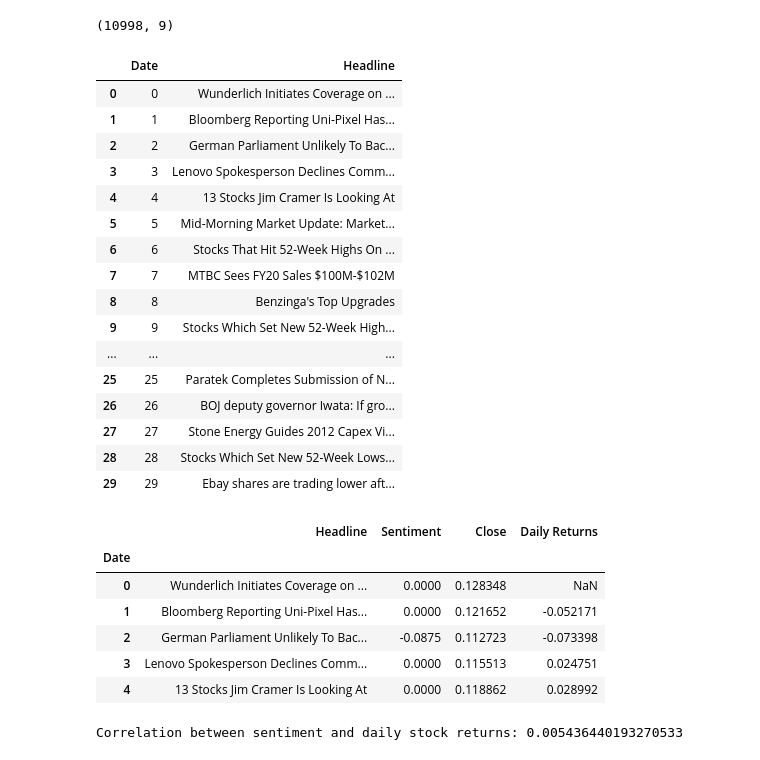
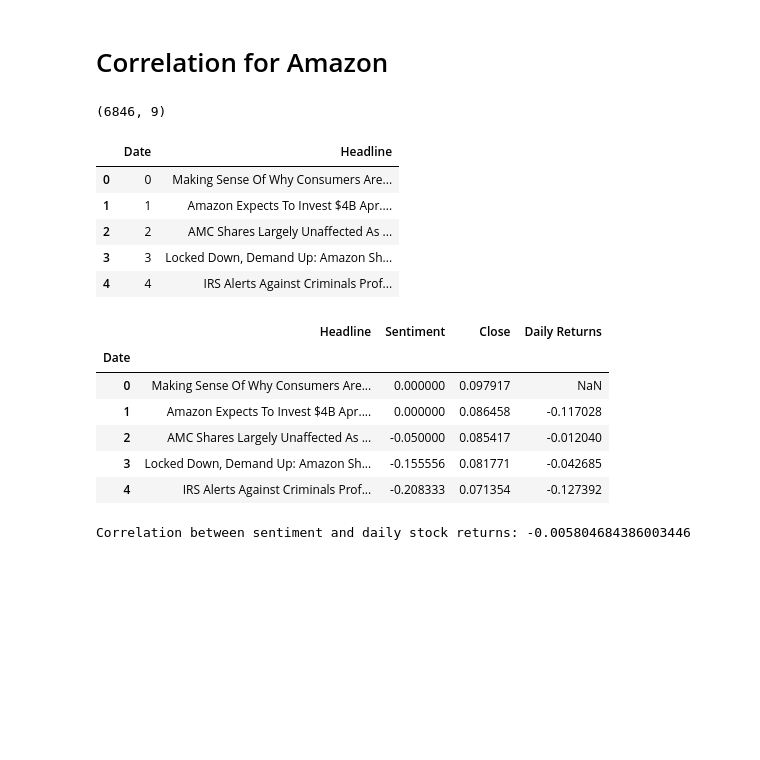
Before and after one commit to SosiSis/Nova-Financial-Solution, a Jupyter notebook: notebooks/correlational_analysis.ipynb, the cells around one changed output. Cells and saved outputs as stored; diff of their text form; code cells hidden in the pictures; blank space fills up the shorter version.

Commit message:
doing correlation and sentiment analysis for amazon and other stocks

```diff
--- a/notebooks/correlational_analysis.ipynb
+++ b/notebooks/correlational_analysis.ipynb
@@ -29,8 +29,16 @@ df.head()
 | 2 | 71 Biggest Movers From Friday | https://www.benzinga.com/news/20/... | Lisa Levin | 2020-05-26 04:30:07-04:00 | A |
 | 3 | 46 Stocks Moving In Friday's Mid-... | https://www.benzinga.com/news/20/... | Lisa Levin | 2020-05-22 12:45:06-04:00 | A |
 | 4 | B of A Securities Maintains Neutr... | https://www.benzinga.com/news/20/... | Vick Meyer | 2020-05-22 11:38:59-04:00 | A |
+# %% [markdown]
+# Correlation for Amazon
+# %%
+df['stock'].unique()
+grouped = df.groupby('stock')
+
+# Access the group for AMZN
+amzn_group = grouped.get_group('AMZN')
 # %%
-all_data_path = '../data/yfinance_data/AAPL_historical_data.csv'
+all_data_path = '../data/yfinance_data/AMZN_historical_data.csv'
 df2 = data_loader.read_csv_file(all_data_path)
 df2 = df2.get("data")
 df2['Date'] = pd.to_datetime(df2['Date'], format='ISO8601')
@@ -38,5 +46,5 @@ df2['Date'] = pd.to_datetime(df2['Date'], format='ISO8601')
 df2.head()
 df2.shape
 # %% [output]
-(10998, 9)
+(6846, 9)
 # %%
@@ -45,28 +53,17 @@ dates = df2.index
 text_data = pd.DataFrame(dates, columns=['Date'])
 # %%
 # Assign a random headline to each date
-text_data['Headline'] = np.random.choice(df['headline'], size=len(text_data))
+text_data['Headline'] = np.random.choice(amzn_group['headline'], size=len(text_data))
 
 # Display the first few rows of the updated DataFrame
-text_data.head(30)
+text_data.head()
 # %% [output]
 |  | Date | Headline |
-| 0 | 0 | Wunderlich Initiates Coverage on ... |
-| 1 | 1 | Bloomberg Reporting Uni-Pixel Has... |
-| 2 | 2 | German Parliament Unlikely To Bac... |
-| 3 | 3 | Lenovo Spokesperson Declines Comm... |
-| 4 | 4 | 13 Stocks Jim Cramer Is Looking At |
-| 5 | 5 | Mid-Morning Market Update: Market... |
-| 6 | 6 | Stocks That Hit 52-Week Highs On ... |
-| 7 | 7 | MTBC Sees FY20 Sales $100M-$102M |
-| 8 | 8 | Benzinga's Top Upgrades |
-| 9 | 9 | Stocks Which Set New 52-Week High... |
-| ... | ... | ... |
-| 25 | 25 | Paratek Completes Submission of N... |
-| 26 | 26 | BOJ deputy governor Iwata: If gro... |
-| 27 | 27 | Stone Energy Guides 2012 Capex Vi... |
-| 28 | 28 | Stocks Which Set New 52-Week Lows... |
-| 29 | 29 | Ebay shares are trading lower aft... |
+| 0 | 0 | Making Sense Of Why Consumers Are... |
+| 1 | 1 | Amazon Expects To Invest $4B Apr.... |
+| 2 | 2 | AMC Shares Largely Unaffected As ... |
+| 3 | 3 | Locked Down, Demand Up: Amazon Sh... |
+| 4 | 4 | IRS Alerts Against Criminals Prof... |
 # %%
 def calculate_sentiment(text):
     return TextBlob(text).sentiment.polarity
@@ -81,16 +78,17 @@ combined_data.head()
 # %% [output]
 |  | Headline | Sentiment | Close | Daily Returns |
 | Date |  |  |  |  |
-| 0 | Wunderlich Initiates Coverage on ... | 0.0000 | 0.128348 | NaN |
-| 1 | Bloomberg Reporting Uni-Pixel Has... | 0.0000 | 0.121652 | -0.052171 |
-| 2 | German Parliament Unlikely To Bac... | -0.0875 | 0.112723 | -0.073398 |
-| 3 | Lenovo Spokesperson Declines Comm... | 0.0000 | 0.115513 | 0.024751 |
-| 4 | 13 Stocks Jim Cramer Is Looking At | 0.0000 | 0.118862 | 0.028992 |
+| 0 | Making Sense Of Why Consumers Are... | 0.000000 | 0.097917 | NaN |
+| 1 | Amazon Expects To Invest $4B Apr.... | 0.000000 | 0.086458 | -0.117028 |
+| 2 | AMC Shares Largely Unaffected As ... | -0.050000 | 0.085417 | -0.012040 |
+| 3 | Locked Down, Demand Up: Amazon Sh... | -0.155556 | 0.081771 | -0.042685 |
+| 4 | IRS Alerts Against Criminals Prof... | -0.208333 | 0.071354 | -0.127392 |
 # %%
+combined_data.dropna(inplace=True)
 correlation = combined_data['Sentiment'].corr(combined_data['Daily Returns'])
 print("Correlation between sentiment and daily stock returns:", correlation)
 # %% [output]
-Correlation between sentiment and daily stock returns: 0.005436440193270533
+Correlation between sentiment and daily stock returns: -0.005804684386003446
 # %%
 correlation = combined_data['Sentiment'].corr(combined_data['Close'])
 print("Correlation between sentiment and closing:", correlation)
```
Also changed, not shown: parts of 38 cells of this notebook, 1 other file.
